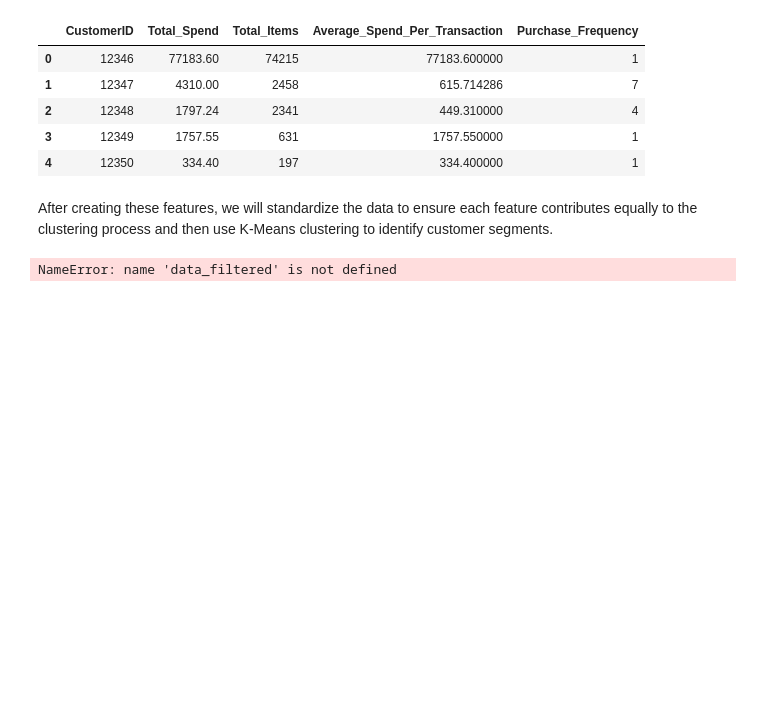
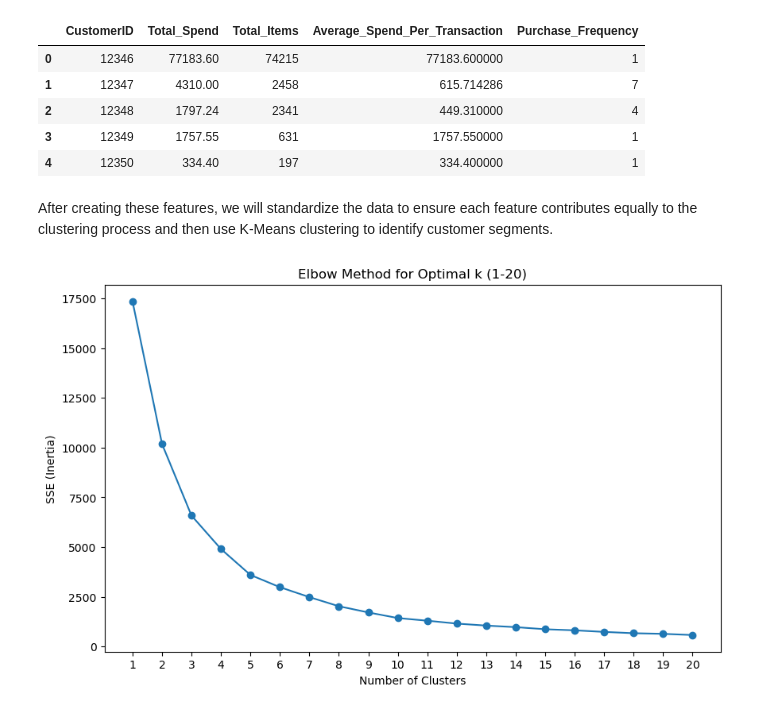
Before and after one commit to hliu528/Customer_Segmentation, a Jupyter notebook: code.ipynb, the cells around one changed output. Saved outputs shown, nothing was run; the diff lists cells and outputs as text; code cells hidden in the pictures; blank space fills up the shorter version.

```diff
--- a/code.ipynb
+++ b/code.ipynb
@@ -226,34 +257,25 @@ customer_data.head()
 | 4 | 12350 | 334.40 | 197 | 334.400000 | 1 |
 # %% [markdown]
 After creating these features, we will standardize the data to ensure each feature contributes equally to the clustering process and then use K-Means clustering to identify customer segments.
-# %%
-# Create customer-level features
-customer_data = data_cleaned.groupby('CustomerID').agg(
-    Total_Spend=pd.NamedAgg(column='UnitPrice', aggfunc=lambda x: (x * data_filtered.loc[x.index, 'Quantity']).sum()),
-    Total_Items=pd.NamedAgg(column='Quantity', aggfunc='sum'),
-    Average_Spend_Per_Transaction=pd.NamedAgg(column='InvoiceNo', aggfunc=lambda x: (data_filtered.loc[x.index, 'UnitPrice'] * data_filtered.loc[x.index, 'Quantity']).sum() / x.nunique()),
-    Purchase_Frequency=pd.NamedAgg(column='InvoiceNo', aggfunc='nunique')
-).reset_index()
-
-customer_data.head()
-# %% [output]
-NameError: name 'data_filtered' is not defined
 # %%
 # Standardize the customer-level features
 scaler_corrected = StandardScaler()
 scaled_features_corrected = scaler_corrected.fit_transform(customer_data[['Total_Spend', 'Total_Items', 'Average_Spend_Per_Transaction', 'Purchase_Frequency']])
 
-# Simplified determination of the optimal number of clusters using the elbow method with correct data
-sse_corrected = []
-for k in range(1, 6):  # Testing a reasonable range for quicker computation
-    kmeans_corrected = KMeans(n_clusters=k, random_state=42)
-    kmeans_corrected.fit(scaled_features_corrected)
-    sse_corrected.append(kmeans_corrected.inertia_)
+# Determination of the optimal number of clusters using the elbow method for k values up to 10 initially
+sse_incremental = []
+for k in range(1, 21):
+    kmeans_incremental = KMeans(n_clusters=k, random_state=42)
+    kmeans_incremental.fit(scaled_features_corrected)
+    sse_incremental.append(kmeans_incremental.inertia_)
 
-# Plot SSE for different values of k with corrected data
+# Plot SSE for different values of k
 plt.figure(figsize=(10, 6))
-plt.plot(range(1, 6), sse_corrected, marker='o')
-plt.title('Elbow Method for Optimal k (Corrected Data)')
+plt.plot(range(1, 21), sse_incremental, marker='o')
+plt.title('Elbow Method for Optimal k (1-20)')
 plt.xlabel('Number of Clusters')
-plt.ylabel('SSE')
+plt.ylabel('SSE (Inertia)')
+plt.xticks(range(1, 21))
 plt.show()
+# %% [output]
+[figure, added]
```
Also changed, not shown: parts of 5 cells of this notebook.
